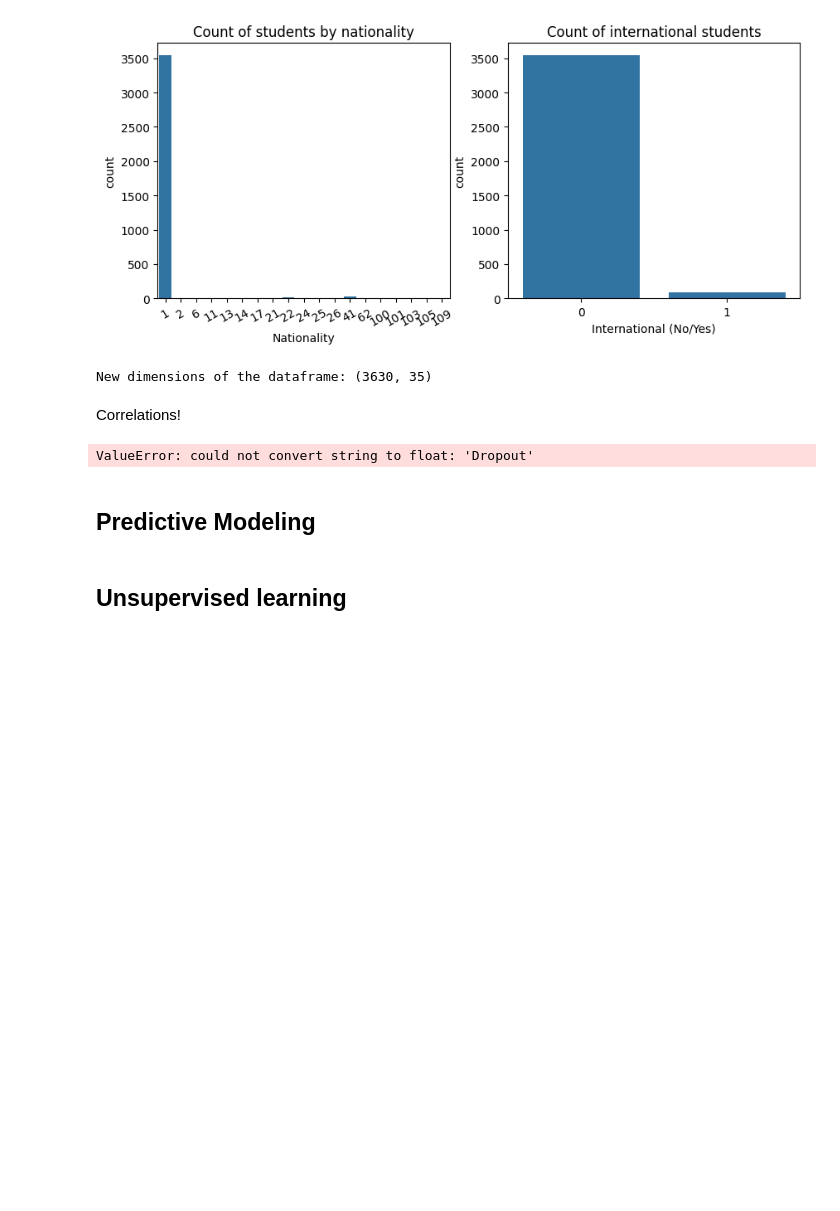
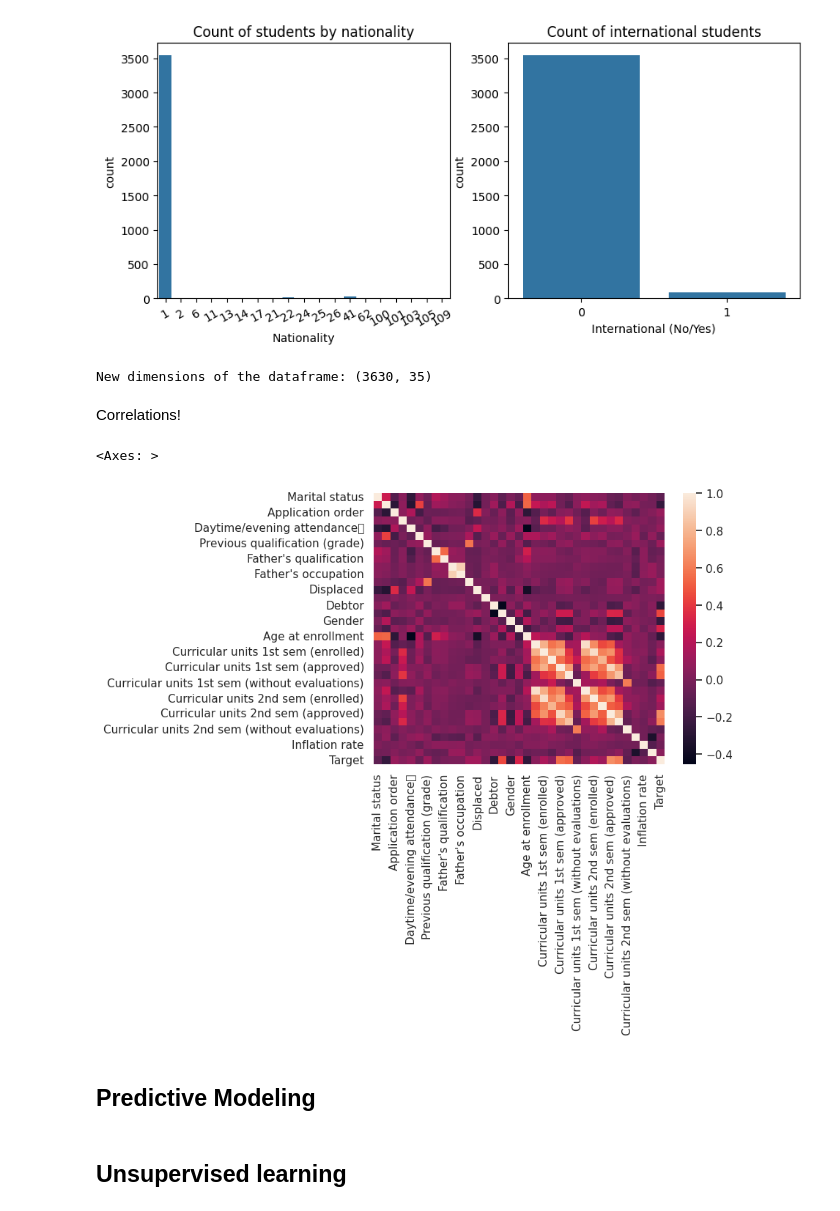
Before and after one commit to hiamoreena/DAT-401-Project-2, a Jupyter notebook: academic_success_dataset_json.ipynb, the cells around one changed output. Cells and saved outputs as stored; diff of their text form; code cells hidden in the pictures; blank space fills up the shorter version.

```diff
--- a/academic_success_dataset_json.ipynb
+++ b/academic_success_dataset_json.ipynb
@@ -133,10 +133,11 @@ New dimensions of the dataframe: (3630, 35)
 # %% [markdown]
 Correlations!
 # %%
-sns.heatmap(df.corr('pearson'), cmap = "Spectral")
+sns.heatmap(df.corr('pearson'))
 ## uglyyyyy, readable? wtf are those errors
 # %% [output]
-ValueError: could not convert string to float: 'Dropout'
+<Axes: >
+[figure, added]
 # %% [markdown]
 ## Predictive Modeling
 # %%
```
Also changed, not shown: parts of 7 cells of this notebook.
